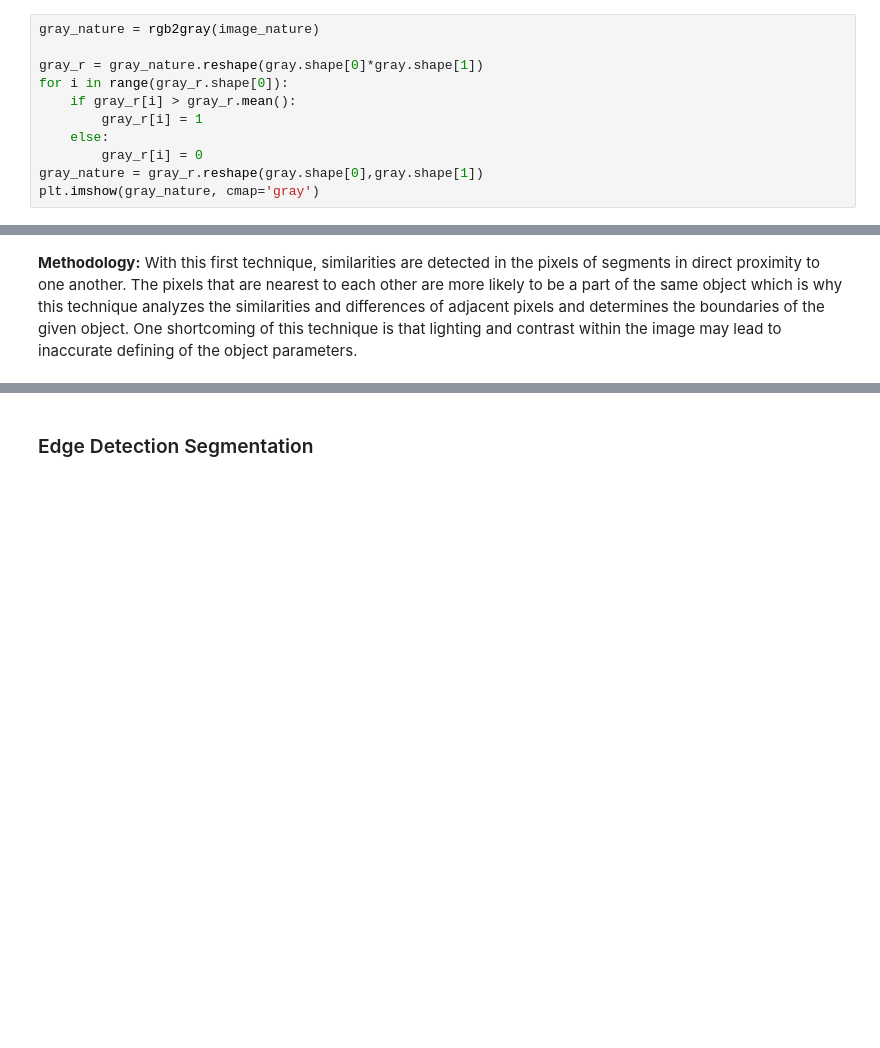
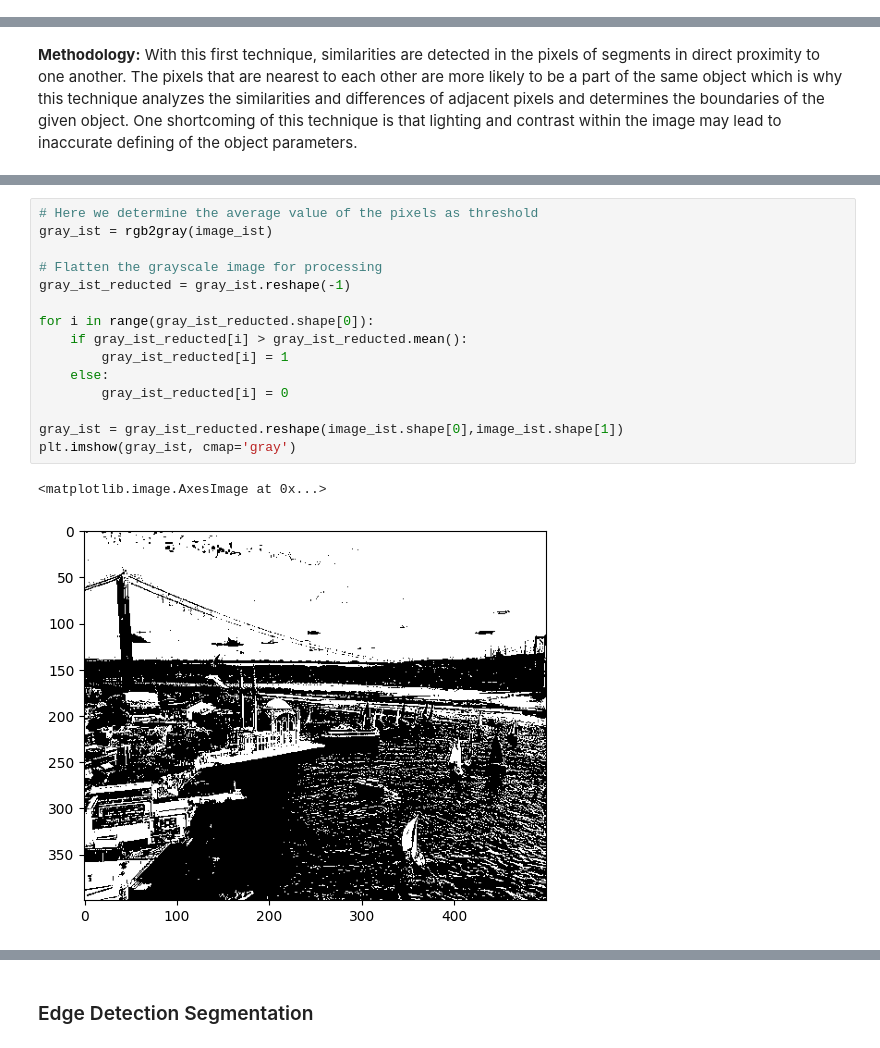
Before and after one commit to arkeodev/computer-vision, a Jupyter notebook: Demistifying_Image_Segmentation_for_myself.ipynb, the cells around one changed output, grey strips where cells are left out. Saved outputs shown, nothing was run; the diff lists cells and outputs as text; blank space fills up the shorter version.

```diff
--- a/Demistifying_Image_Segmentation_for_myself.ipynb
+++ b/Demistifying_Image_Segmentation_for_myself.ipynb
@@ -43,11 +29,0 @@ plt.imshow(image_nature)
-# %%
-gray_nature = rgb2gray(image_nature)
-
-gray_r = gray_nature.reshape(gray.shape[0]*gray.shape[1])
-for i in range(gray_r.shape[0]):
-    if gray_r[i] > gray_r.mean():
-        gray_r[i] = 1
-    else:
-        gray_r[i] = 0
-gray_nature = gray_r.reshape(gray.shape[0],gray.shape[1])
-plt.imshow(gray_nature, cmap='gray')
@@ -244,0 +143,18 @@ Image segmentation encompasses a variety of techniques, each employing different
+# %%
+# Here we determine the average value of the pixels as threshold
+gray_ist = rgb2gray(image_ist)
+
+# Flatten the grayscale image for processing
+gray_ist_reducted = gray_ist.reshape(-1)
+
+for i in range(gray_ist_reducted.shape[0]):
+    if gray_ist_reducted[i] > gray_ist_reducted.mean():
+        gray_ist_reducted[i] = 1
+    else:
+        gray_ist_reducted[i] = 0
+
+gray_ist = gray_ist_reducted.reshape(image_ist.shape[0],image_ist.shape[1])
+plt.imshow(gray_ist, cmap='gray')
+# %% [output]
+<matplotlib.image.AxesImage at 0x...>
+[figure, added]
```
Also changed, not shown: parts of 39 cells of this notebook.
